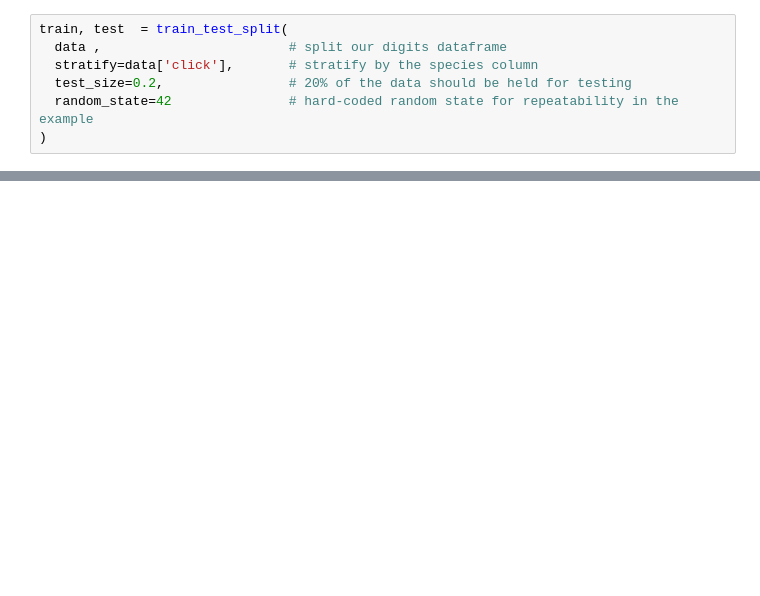
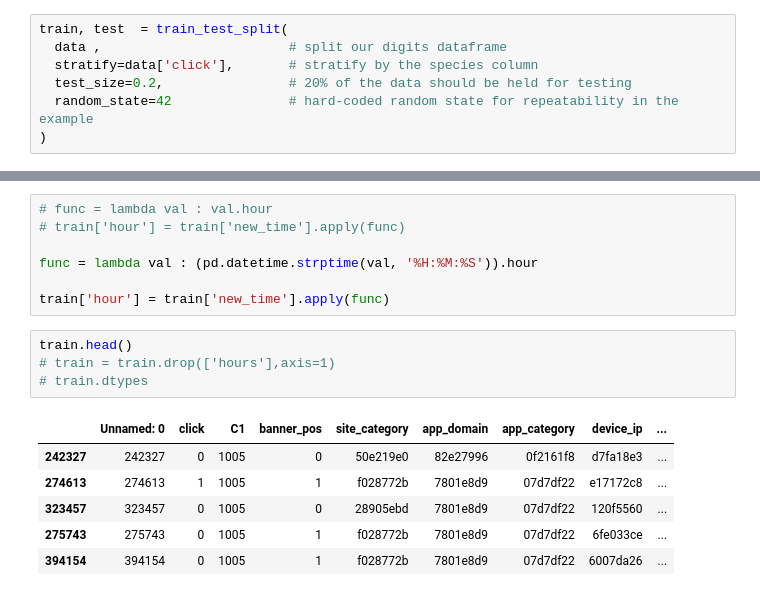
Before and after one commit to kanalyzers/ad_optimization, a Jupyter notebook: notebooks/julia_book.ipynb, the cells around one changed output, grey strips where cells are left out. Cells and saved outputs as stored; diff of their text form; blank space fills up the shorter version.

```diff
--- a/notebooks/julia_book.ipynb
+++ b/notebooks/julia_book.ipynb
@@ -512,3 +447,21 @@ new_date            object
 new_time            object
 day_of_week          int64
 dtype: object
+# %%
+# func = lambda val : val.hour
+# train['hour'] = train['new_time'].apply(func)
+
+func = lambda val : (pd.datetime.strptime(val, '%H:%M:%S')).hour
+
+train['hour'] = train['new_time'].apply(func)
+# %%
+train.head()
+# train = train.drop(['hours'],axis=1)
+# train.dtypes
+# %% [output]
+|  | Unnamed: 0 | click | C1 | banner_pos | site_category | app_domain | app_category | device_ip | ... |
+| 242327 | 242327 | 0 | 1005 | 0 | 50e219e0 | 82e27996 | 0f2161f8 | d7fa18e3 | ... |
+| 274613 | 274613 | 1 | 1005 | 1 | f028772b | 7801e8d9 | 07d7df22 | e17172c8 | ... |
+| 323457 | 323457 | 0 | 1005 | 0 | 28905ebd | 7801e8d9 | 07d7df22 | 120f5560 | ... |
+| 275743 | 275743 | 0 | 1005 | 1 | f028772b | 7801e8d9 | 07d7df22 | 6fe033ce | ... |
+| 394154 | 394154 | 0 | 1005 | 1 | f028772b | 7801e8d9 | 07d7df22 | 6007da26 | ... |
```
Also changed, not shown: parts of 30 cells of this notebook.
